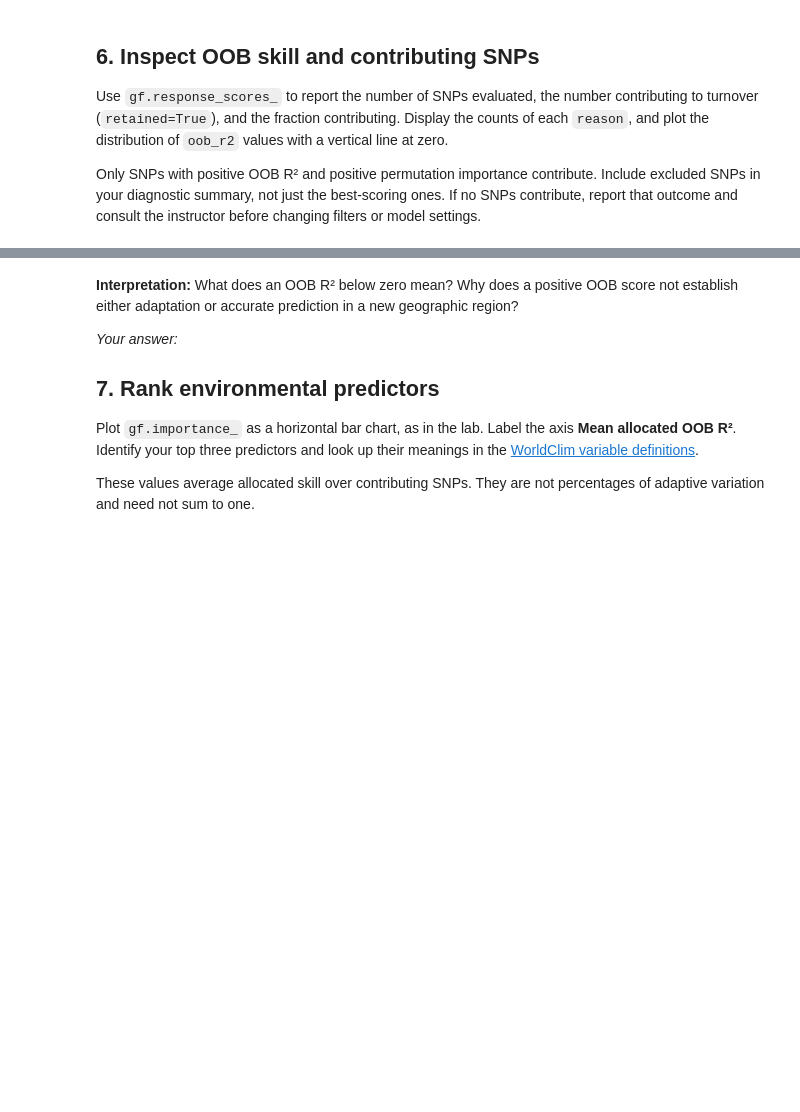
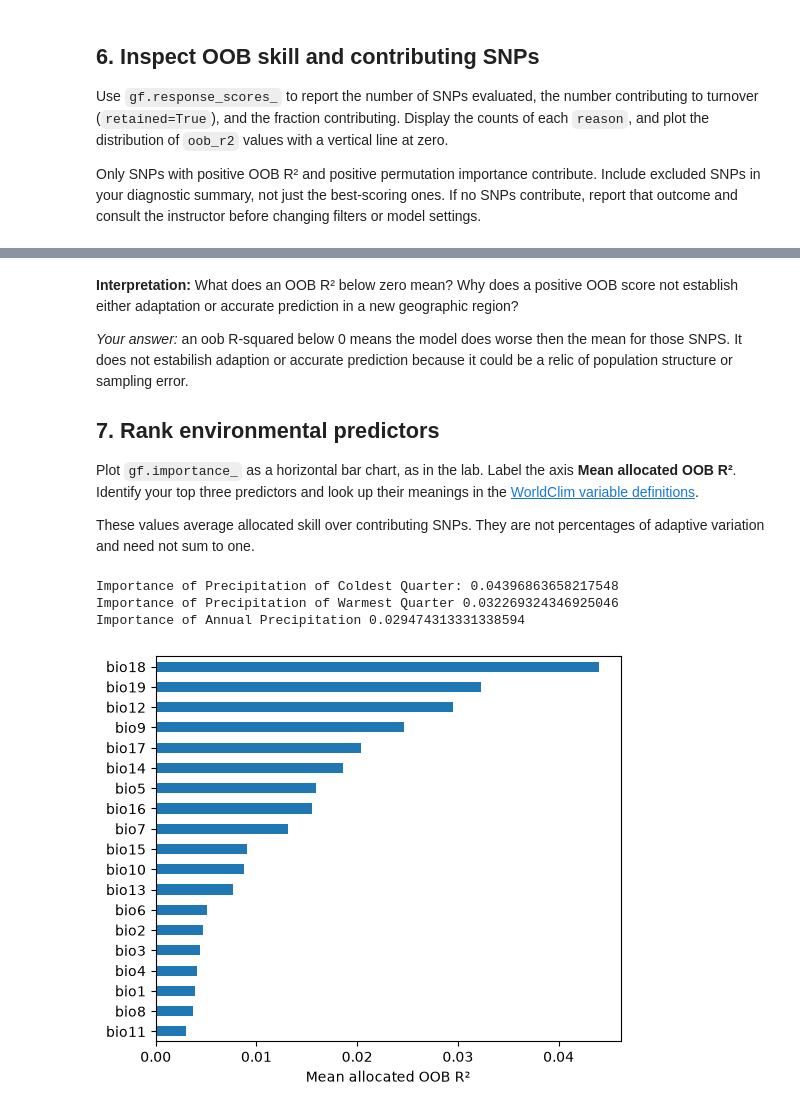
Before and after one commit to drewgutt/BIO597-SpatialBiodiversity, a Jupyter notebook: docs/assignments/Assignment-09-GradientForest.ipynb, the cells around one changed output, grey strips where cells are left out. Saved outputs shown, nothing was run; the diff lists cells and outputs as text; code cells hidden in the pictures; blank space fills up the shorter version.

```diff
--- a/docs/assignments/Assignment-09-GradientForest.ipynb
+++ b/docs/assignments/Assignment-09-GradientForest.ipynb
@@ -154,7 +249,7 @@ Only SNPs with positive OOB R² and positive permutation importance contribute.
 # %% [markdown]
 **Interpretation:** What does an OOB R² below zero mean? Why does a positive OOB score not establish either adaptation or accurate prediction in a new geographic region?
 
-*Your answer:*
+*Your answer:* an oob R-squared below 0 means the model does worse then the mean for those SNPS. It does not estabilish adaption or accurate prediction because it could be a relic of population structure or sampling error.
 
 ## 7. Rank environmental predictors
 
@@ -163,7 +258,19 @@ Plot `gf.importance_` as a horizontal bar chart, as in the lab. Label the axis *
 These values average allocated skill over contributing SNPs. They are not percentages of adaptive variation and need not sum to one.
 # %%
 # Make a labeled horizontal bar plot of gf.importance_.
+
+gf.importance_.sort_values().plot.barh(figsize=(6, 5), xlabel="Mean allocated OOB R²");
+
 # Display the three highest-ranked predictors and their importance values.
+
+print("Importance of Precipitation of Coldest Quarter:", gf.importance_["bio18"])
+print("Importance of Precipitation of Warmest Quarter", gf.importance_["bio19"])
+print("Importance of Annual Precipitation", gf.importance_["bio12"])
+# %% [output]
+Importance of Precipitation of Coldest Quarter: 0.04396863658217548
+Importance of Precipitation of Warmest Quarter 0.032269324346925046
+Importance of Annual Precipitation 0.029474313331338594
+[figure, added]
 # %% [markdown]
 **Interpretation:** Name your top three climate variables. Suggest a biological explanation for one association, and one reason that predictor importance does not isolate a causal effect. How could correlation among the 19 climate predictors complicate the ranking?
 
```
Also changed, not shown: parts of 22 cells of this notebook, 11 other files.
